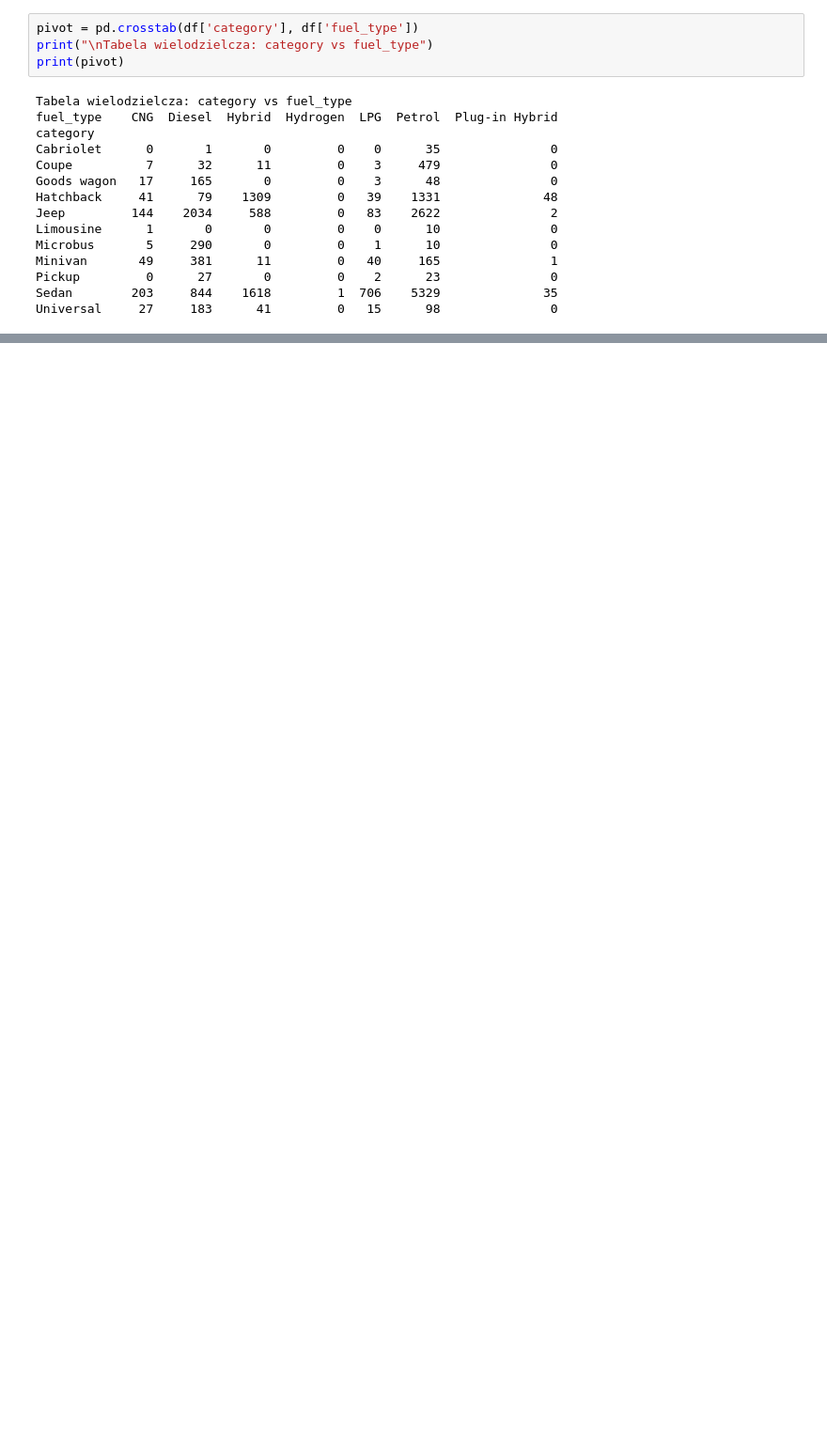
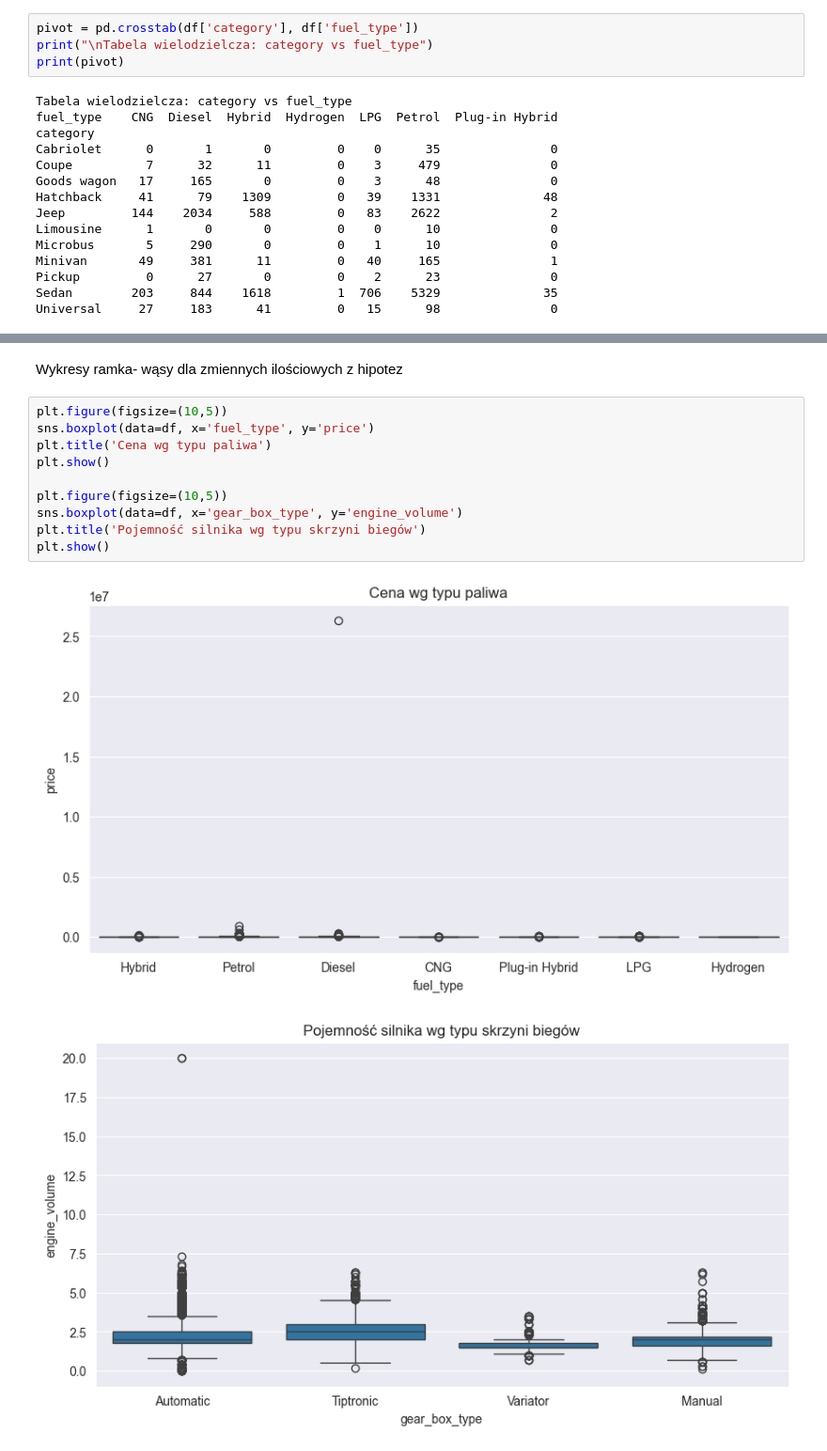
Before and after one commit to julia6twp/eksploracja_projekt, a Jupyter notebook: model1.ipynb, the cells around one changed output, grey strips where cells are left out. Shown at 94% size. Cells and saved outputs as stored; diff of their text form; blank space fills up the shorter version.

```diff
--- a/model1.ipynb
+++ b/model1.ipynb
@@ -284,0 +333,15 @@ plt.show()
+# %% [markdown]
+Wykresy ramka- wąsy dla zmiennych ilościowych z hipotez
+# %%
+plt.figure(figsize=(10,5))
+sns.boxplot(data=df, x='fuel_type', y='price')
+plt.title('Cena wg typu paliwa')
+plt.show()
+
+plt.figure(figsize=(10,5))
+sns.boxplot(data=df, x='gear_box_type', y='engine_volume')
+plt.title('Pojemność silnika wg typu skrzyni biegów')
+plt.show()
+# %% [output]
+[figure, added]
+[figure, added]
```
Also changed, not shown: parts of 16 cells of this notebook.
